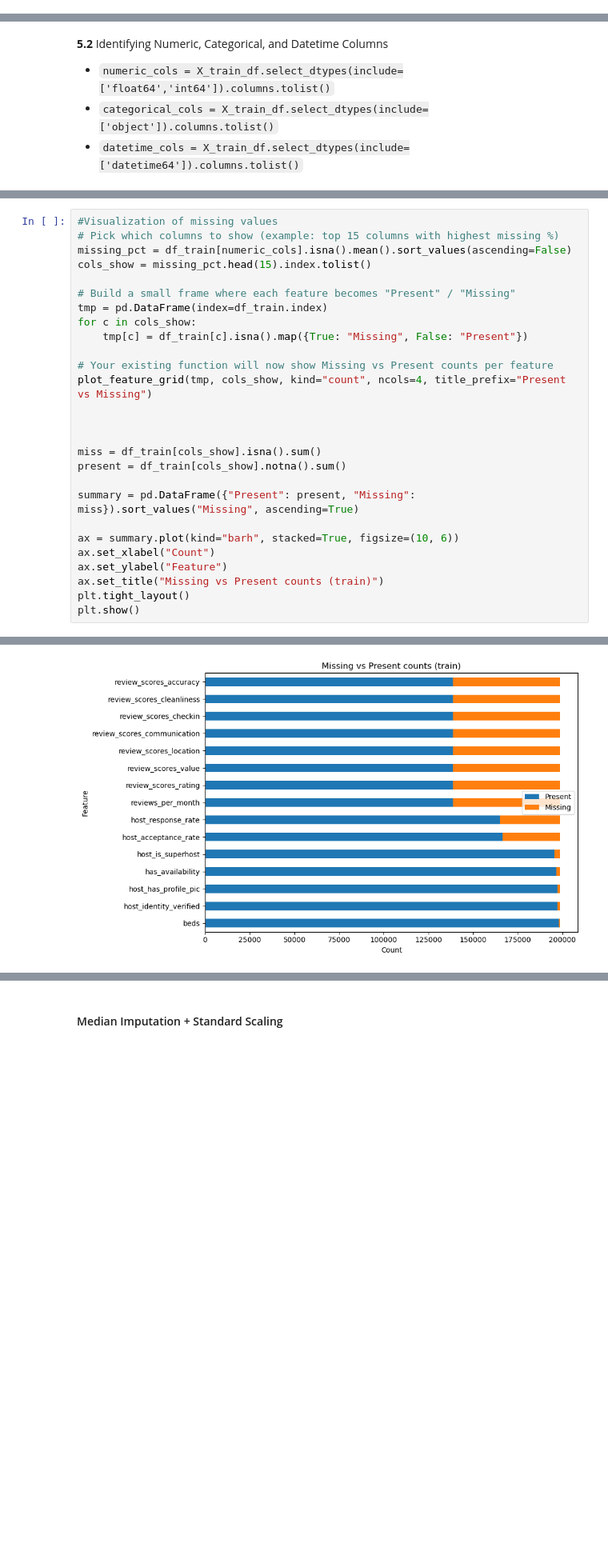
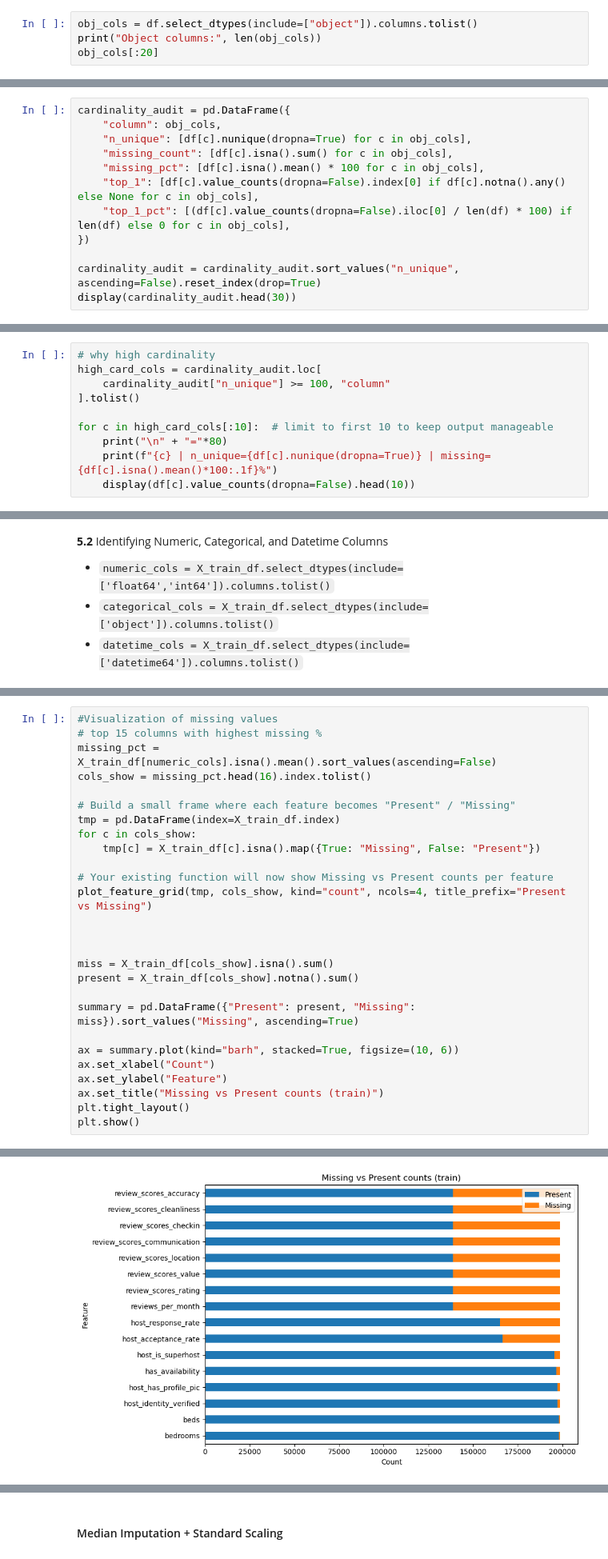
Before and after one commit to aminahrr/AirBnB-ML-project, a Jupyter notebook: notebooks/01_data_preprocessing.ipynb, the cells around one changed output, grey strips where cells are left out. Shown at 80% size. Saved outputs shown, nothing was run; the diff lists cells and outputs as text; blank space fills up the shorter version.

```diff
--- a/notebooks/01_data_preprocessing.ipynb
+++ b/notebooks/01_data_preprocessing.ipynb
@@ -438,0 +443,4 @@ msno.matrix(df)
+# %%
+obj_cols = df.select_dtypes(include=["object"]).columns.tolist()
+print("Object columns:", len(obj_cols))
+obj_cols[:20]
@@ -438,0 +454,12 @@ msno.matrix(df)
+# %%
+cardinality_audit = pd.DataFrame({
+    "column": obj_cols,
+    "n_unique": [df[c].nunique(dropna=True) for c in obj_cols],
+    "missing_count": [df[c].isna().sum() for c in obj_cols],
+    "missing_pct": [df[c].isna().mean() * 100 for c in obj_cols],
+    "top_1": [df[c].value_counts(dropna=False).index[0] if df[c].notna().any() else None for c in obj_cols],
+    "top_1_pct": [(df[c].value_counts(dropna=False).iloc[0] / len(df) * 100) if len(df) else 0 for c in obj_cols],
+})
+
+cardinality_audit = cardinality_audit.sort_values("n_unique", ascending=False).reset_index(drop=True)
+display(cardinality_audit.head(30))
@@ -438,0 +473,10 @@ msno.matrix(df)
+# %%
+# why high cardinality
+high_card_cols = cardinality_audit.loc[
+    cardinality_audit["n_unique"] >= 100, "column"
+].tolist()
+
+for c in high_card_cols[:10]:  # limit to first 10 to keep output manageable
+    print("\n" + "="*80)
+    print(f"{c} | n_unique={df[c].nunique(dropna=True)} | missing={df[c].isna().mean()*100:.1f}%")
+    display(df[c].value_counts(dropna=False).head(10))
@@ -983,22 +1063,22 @@ availability_365                   0.000000
 dtype: float64
 # %%
 #Visualization of missing values
-# Pick which columns to show (example: top 15 columns with highest missing %)
-missing_pct = df_train[numeric_cols].isna().mean().sort_values(ascending=False)
-cols_show = missing_pct.head(15).index.tolist()
+# top 15 columns with highest missing %
+missing_pct = X_train_df[numeric_cols].isna().mean().sort_values(ascending=False)
+cols_show = missing_pct.head(16).index.tolist()
 
 # Build a small frame where each feature becomes "Present" / "Missing"
-tmp = pd.DataFrame(index=df_train.index)
+tmp = pd.DataFrame(index=X_train_df.index)
 for c in cols_show:
-    tmp[c] = df_train[c].isna().map({True: "Missing", False: "Present"})
+    tmp[c] = X_train_df[c].isna().map({True: "Missing", False: "Present"})
 
 # Your existing function will now show Missing vs Present counts per feature
 plot_feature_grid(tmp, cols_show, kind="count", ncols=4, title_prefix="Present vs Missing")
 
 
 
-miss = df_train[cols_show].isna().sum()
-present = df_train[cols_show].notna().sum()
+miss = X_train_df[cols_show].isna().sum()
+present = X_train_df[cols_show].notna().sum()
 
 summary = pd.DataFrame({"Present": present, "Missing": miss}).sort_values("Missing", ascending=True)
 
@@ -1013,4 +1093,4 @@ plt.show()
-[figure, old version]
+[figure, new version]
 # %%
 # Numeric columns have missing values mostly in the review_scores features (~30%),
 # which is normal for listings without reviews. Since these features still carry
```
Also changed, not shown: parts of 16 cells of this notebook.
